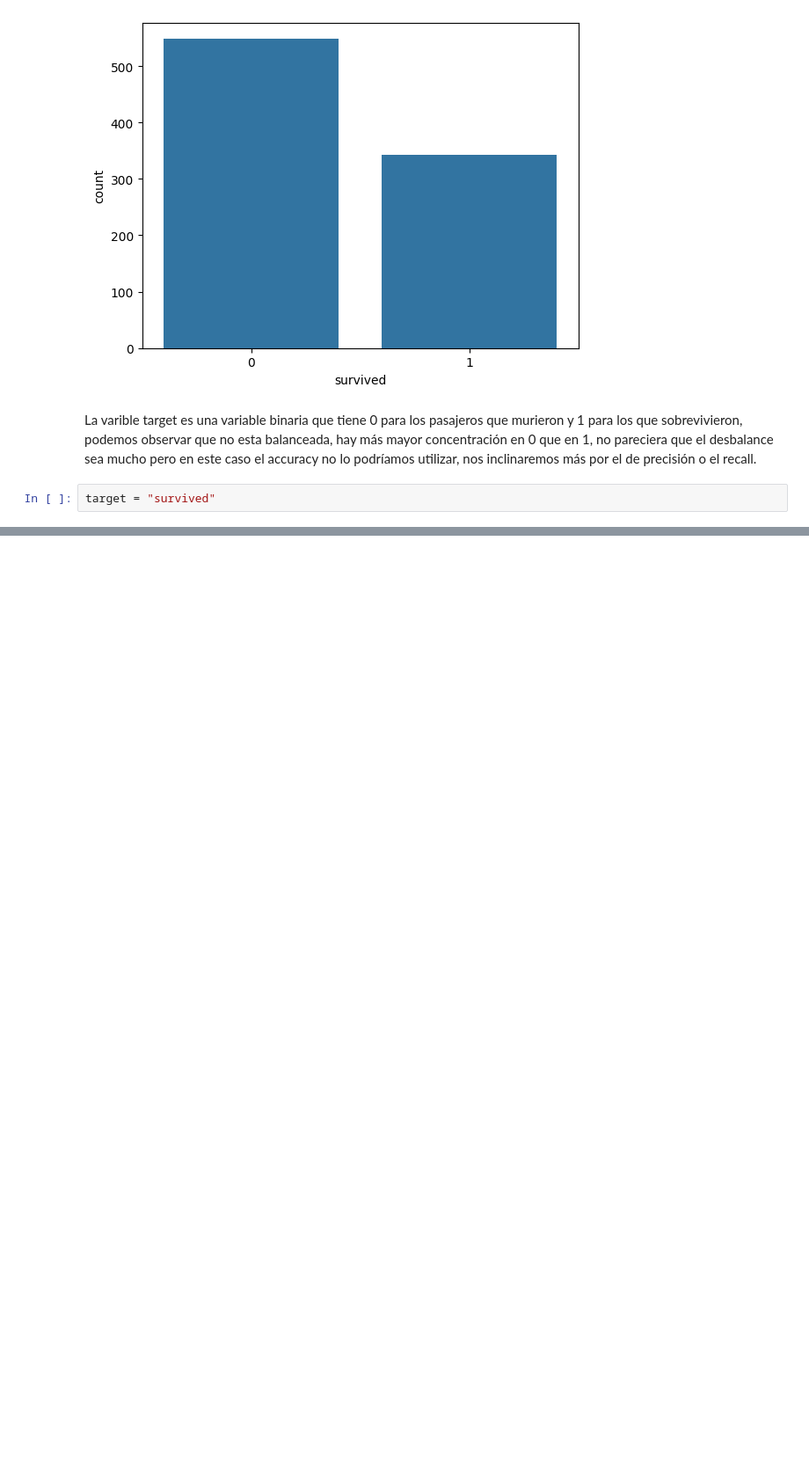
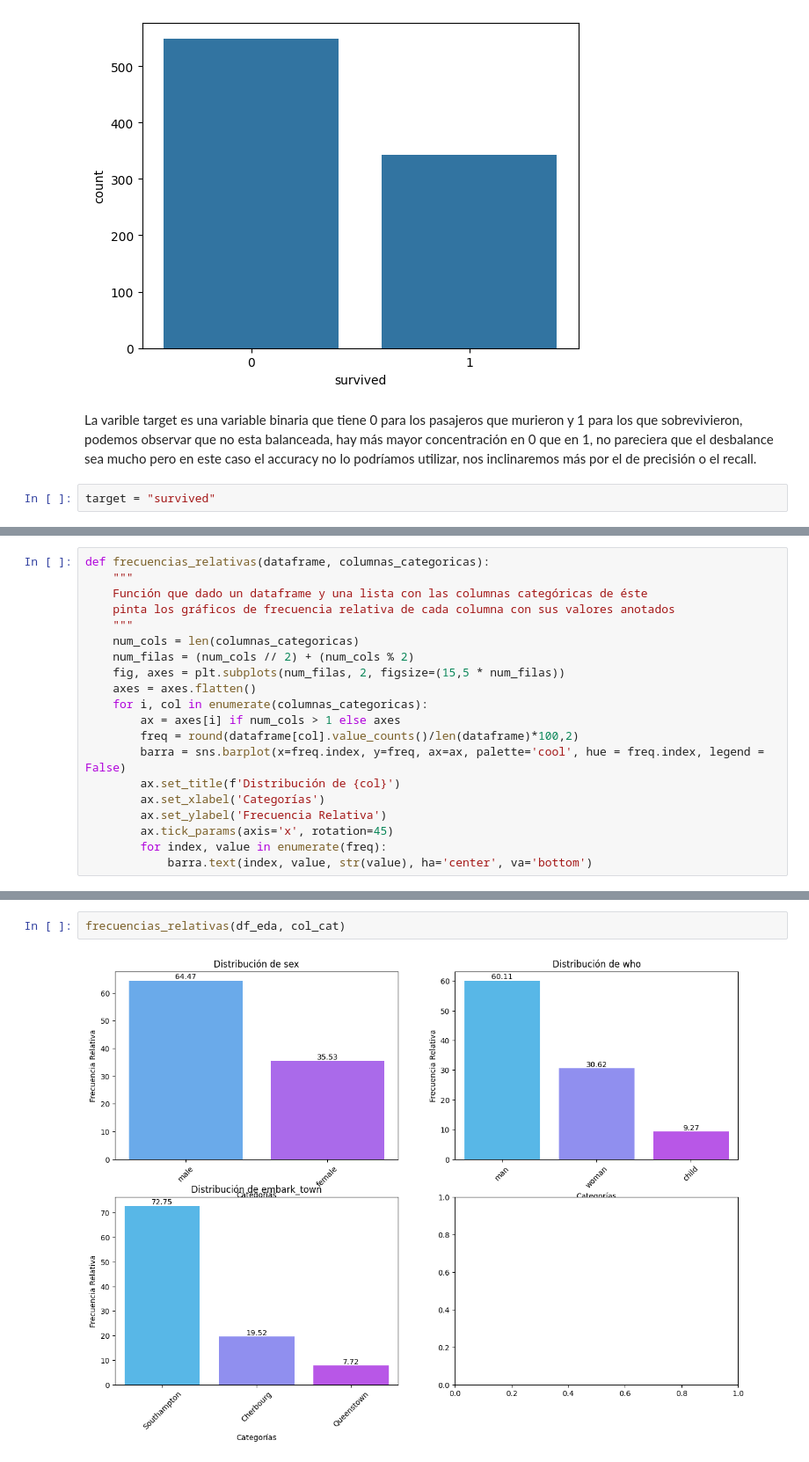
Before and after one commit to nessapatino/ONLINE_DS_THEBRIDGE_VANEPATINO, a Jupyter notebook: Sprint_12/Unidad_02/Practica_Obligatoria/18_Practica_Obligatoria_Clasificacion_y_Regresion_Logistica.ipynb, the cells around one changed output, grey strips where cells are left out. Shown at 88% size. Saved outputs shown, nothing was run; the diff lists cells and outputs as text; blank space fills up the shorter version.

```diff
--- a/Sprint_12/Unidad_02/Practica_Obligatoria/18_Practica_Obligatoria_Clasificacion_y_Regresion_Logistica.ipynb
+++ b/Sprint_12/Unidad_02/Practica_Obligatoria/18_Practica_Obligatoria_Clasificacion_y_Regresion_Logistica.ipynb
@@ -118,0 +163,20 @@ train_set, test_set = train_test_split(df_titanic, test_size= 0.2, stratify= df_
+# %%
+def frecuencias_relativas(dataframe, columnas_categoricas):
+    """
+    Función que dado un dataframe y una lista con las columnas categóricas de éste
+    pinta los gráficos de frecuencia relativa de cada columna con sus valores anotados
+    """
+    num_cols = len(columnas_categoricas)
+    num_filas = (num_cols // 2) + (num_cols % 2)
+    fig, axes = plt.subplots(num_filas, 2, figsize=(15,5 * num_filas))
+    axes = axes.flatten()
+    for i, col in enumerate(columnas_categoricas):
+        ax = axes[i] if num_cols > 1 else axes
+        freq = round(dataframe[col].value_counts()/len(dataframe)*100,2)
+        barra = sns.barplot(x=freq.index, y=freq, ax=ax, palette='cool', hue = freq.index, legend = False)
+        ax.set_title(f'Distribución de {col}')
+        ax.set_xlabel('Categorías')
+        ax.set_ylabel('Frecuencia Relativa')
+        ax.tick_params(axis='x', rotation=45)
+        for index, value in enumerate(freq):
+            barra.text(index, value, str(value), ha='center', va='bottom')
@@ -118,0 +223,4 @@ train_set, test_set = train_test_split(df_titanic, test_size= 0.2, stratify= df_
+# %%
+frecuencias_relativas(df_eda, col_cat)
+# %% [output]
+[figure, added]
```
Also changed, not shown: parts of 37 cells of this notebook, 1 other file.
